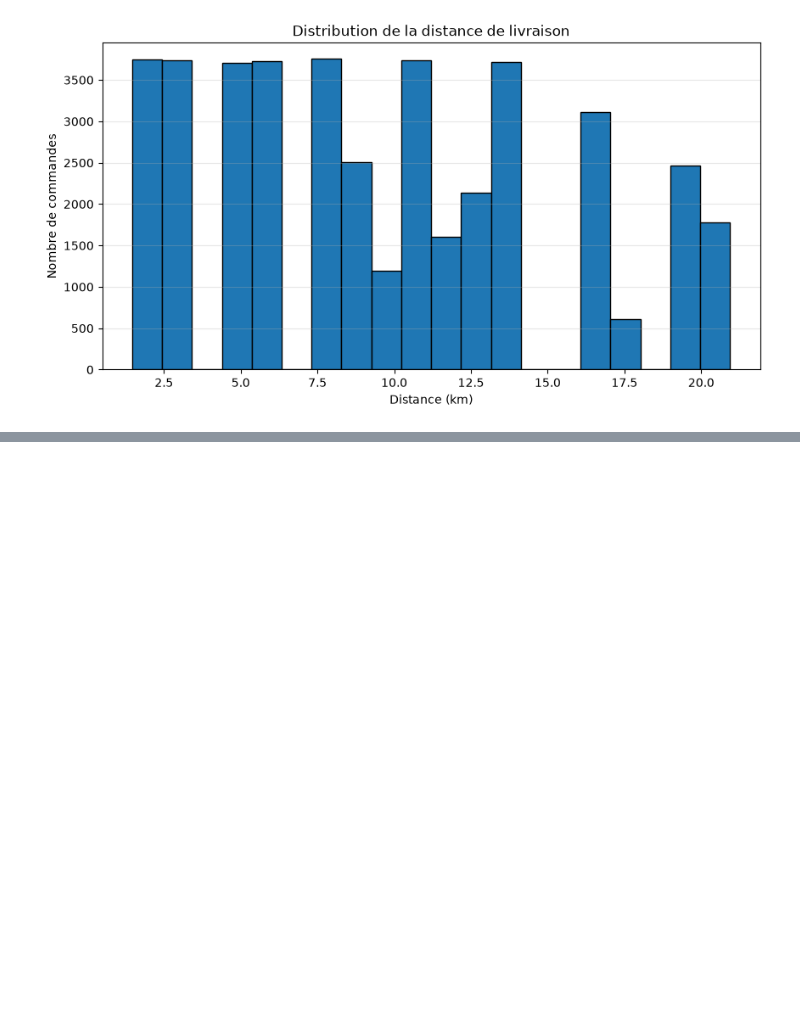
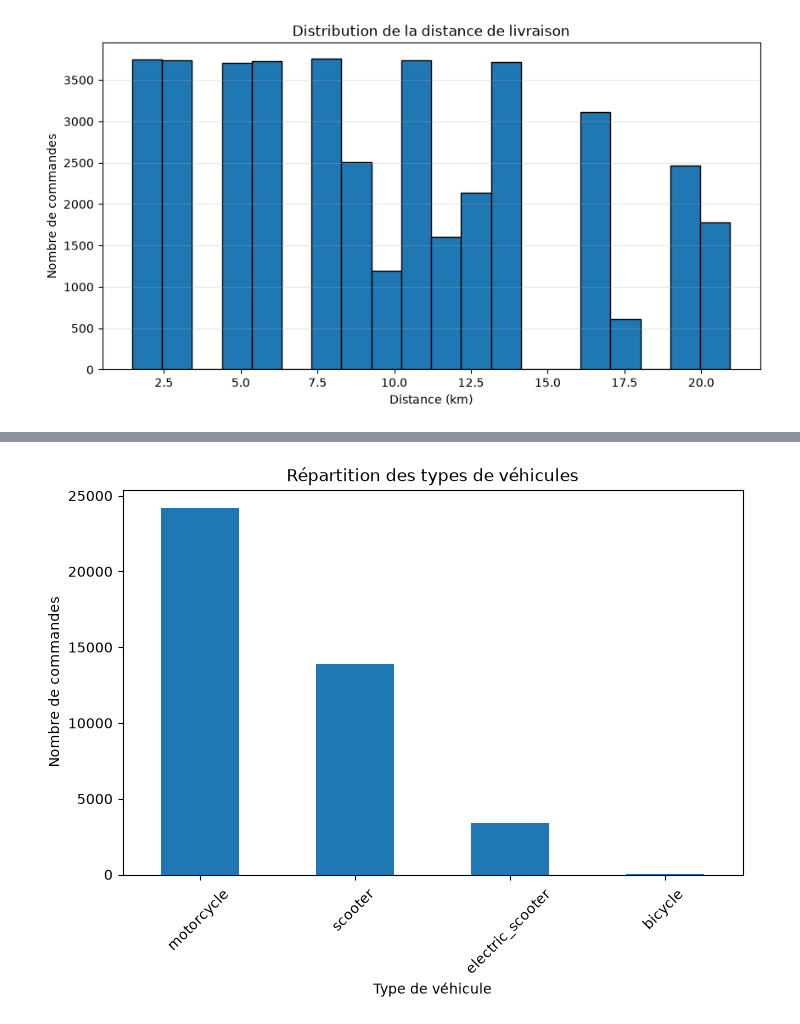
Before and after one commit to lahcen404/DeliveryETA, a Jupyter notebook: notebooks/eda-deliveryETA.ipynb, the cells around one changed output, grey strips where cells are left out. Cells and saved outputs as stored; diff of their text form; code cells hidden in the pictures; blank space fills up the shorter version.

```diff
--- a/notebooks/eda-deliveryETA.ipynb
+++ b/notebooks/eda-deliveryETA.ipynb
@@ -243,0 +286,13 @@ plt.show()
+# %%
+clean_df["Type_of_vehicle"].value_counts().plot(
+    kind="bar",
+    figsize=(8, 5)
+)
+
+plt.xlabel("Type de véhicule")
+plt.ylabel("Nombre de commandes")
+plt.title("Répartition des types de véhicules")
+plt.xticks(rotation=45)
+plt.show()
+# %% [output]
+[figure, added]
```
Also changed, not shown: parts of 39 cells of this notebook.
